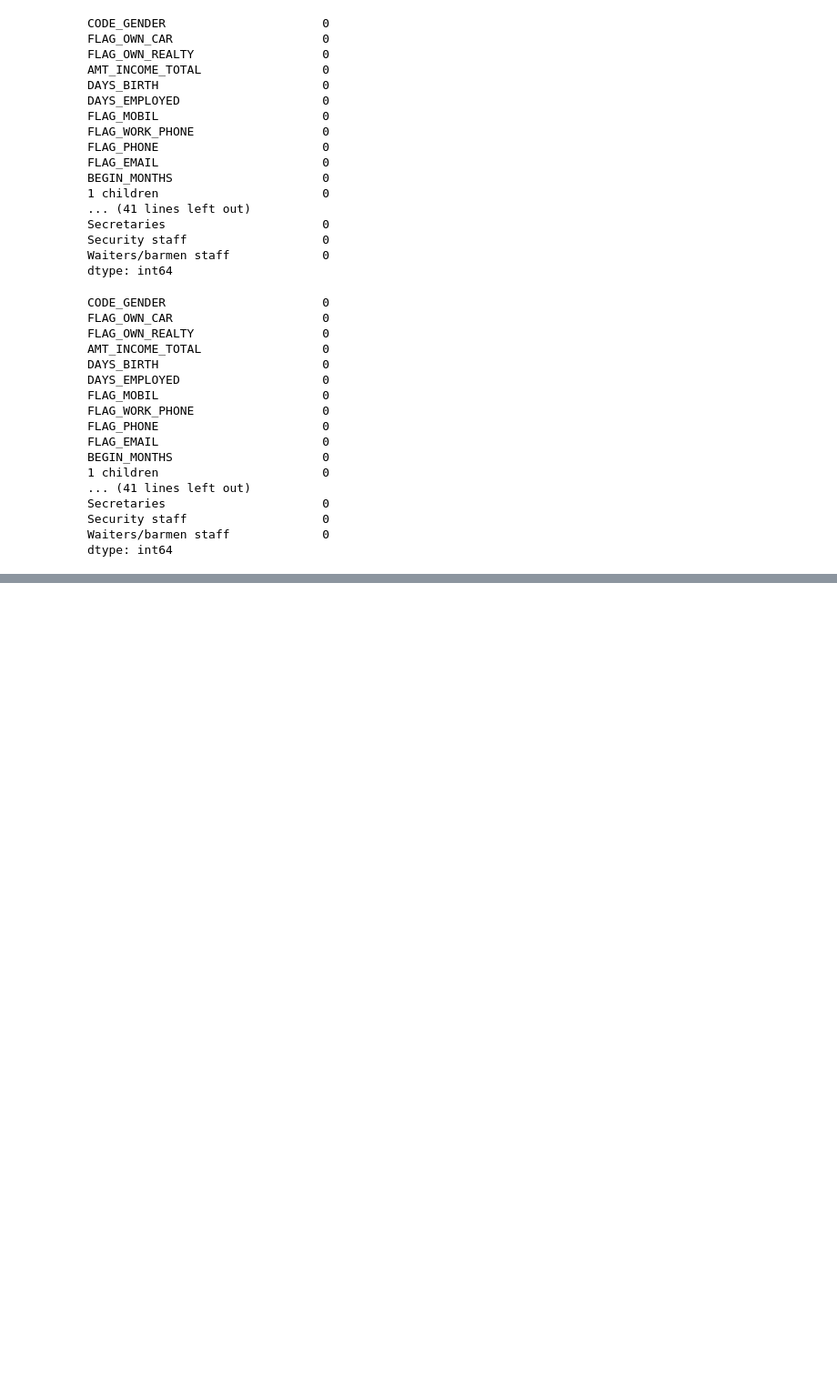
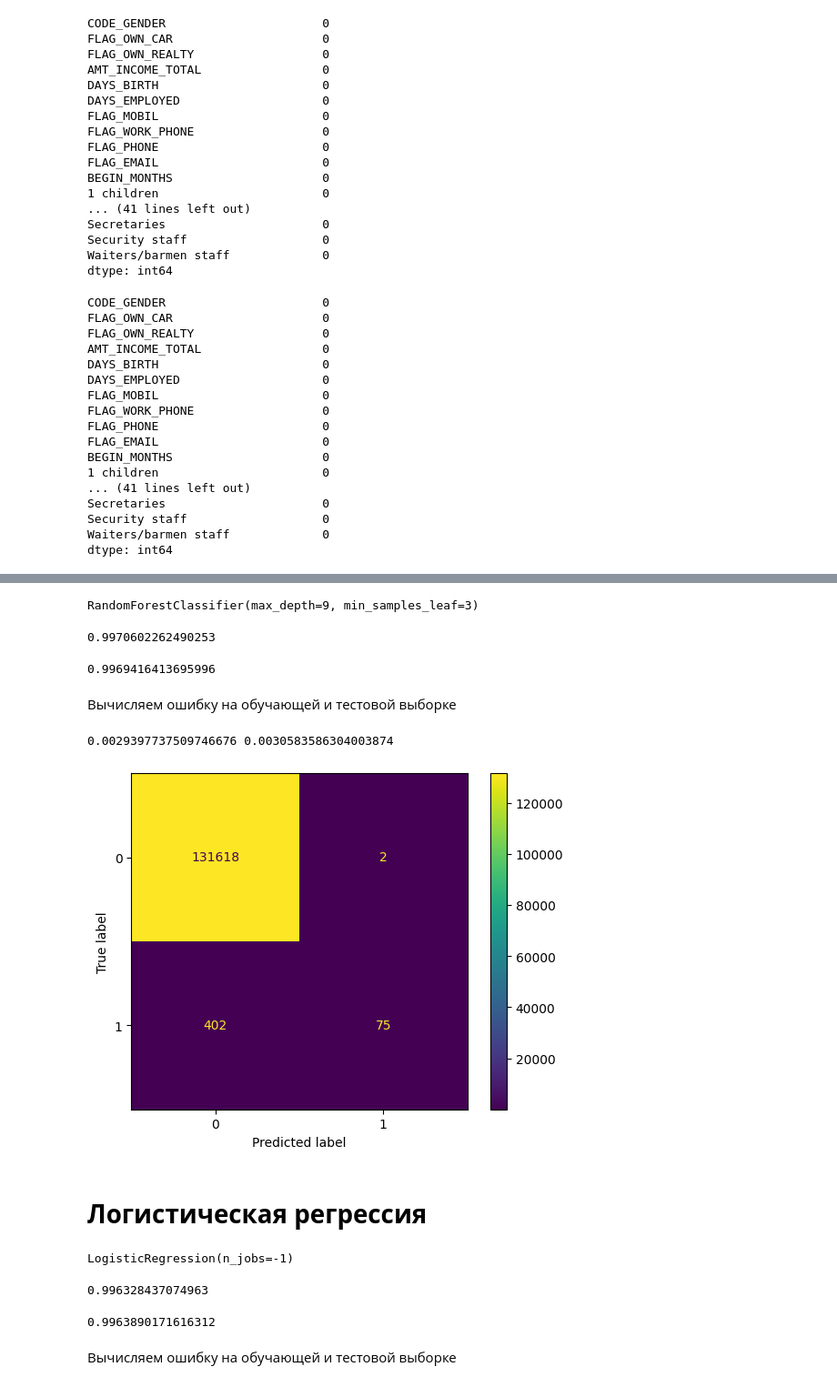
Before and after one commit to lada-nikiforova/MachineLearning, a Jupyter notebook: credit_card_approval.ipynb, the cells around one changed output, grey strips where cells are left out. Shown at 91% size. Drawn from its saved outputs; the diff is of its cells as text; code cells hidden in the pictures; blank space fills up the shorter version.

```diff
--- a/credit_card_approval.ipynb
+++ b/credit_card_approval.ipynb
@@ -475,5 +506,0 @@ Name: TARGET, Length: 132097, dtype: int8
-# %%
-from sklearn.neighbors import KNeighborsClassifier
-knn = KNeighborsClassifier(n_neighbors = 10)
-#knn.set_params(n_neighbors=10)
-knn.fit(X_train, y_train)
@@ -511,0 +511,6 @@ print(err_train, err_test)
+# %%
+from sklearn import ensemble
+rf = ensemble.RandomForestClassifier()
+# %%
+grid = GridSearchCV(rf, cv=5, param_grid = {'max_depth': [3, 6, 9],
+    'min_samples_leaf': [3, 6, 9]},scoring='roc_auc',verbose = 2)
@@ -511,0 +544,31 @@ print(err_train, err_test)
+# %%
+rfst = ensemble.RandomForestClassifier(max_depth = grid.best_params_['max_depth'],min_samples_leaf = grid.best_params_['min_samples_leaf'])
+rfst.fit(X_train, y_train)
+# %% [output]
+RandomForestClassifier(max_depth=9, min_samples_leaf=3)
+# %%
+accuracy_score(y_train, rfst.predict(X_train))
+# %% [output]
+0.9970602262490253
+# %%
+accuracy_score(y_test, rfst.predict(X_test))
+# %% [output]
+0.9969416413695996
+# %% [markdown]
+Вычисляем ошибку на обучающей и тестовой выборке
+# %%
+err_train = np.mean(y_train != rfst.predict(X_train))
+err_test  = np.mean(y_test  != rfst.predict(X_test))
+
+print(err_train, err_test)
+# %% [output]
+0.0029397737509746676 0.0030583586304003874
+# %%
+cm = confusion_matrix(y_test, rfst.predict(X_test))
+disp = ConfusionMatrixDisplay(confusion_matrix = cm, display_labels = rfst.classes_)
+disp.plot()
+plt.show()
+# %% [output]
+[figure, added]
+# %% [markdown]
+# **Логистическая регрессия**
@@ -511,0 +584,4 @@ print(err_train, err_test)
+# %%
+rg.fit(X_train, y_train)
+# %% [output]
+LogisticRegression(n_jobs=-1)
@@ -511,0 +590,10 @@ print(err_train, err_test)
+# %%
+accuracy_score(y_train, rg.predict(X_train))
+# %% [output]
+0.996328437074963
+# %%
+accuracy_score(y_test, rg.predict(X_test))
+# %% [output]
+0.9963890171616312
+# %% [markdown]
+Вычисляем ошибку на обучающей и тестовой выборке
```
Also changed, not shown: parts of 48 cells of this notebook.
